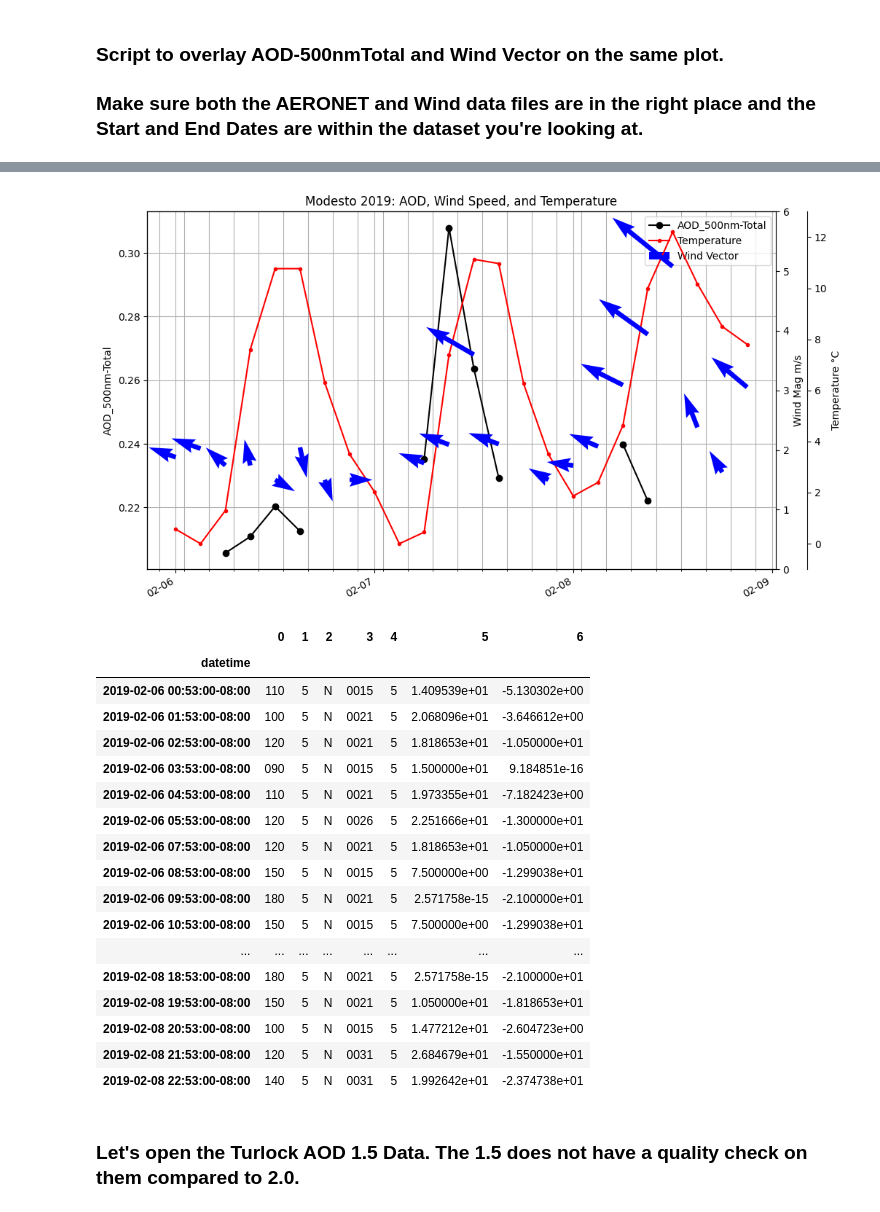
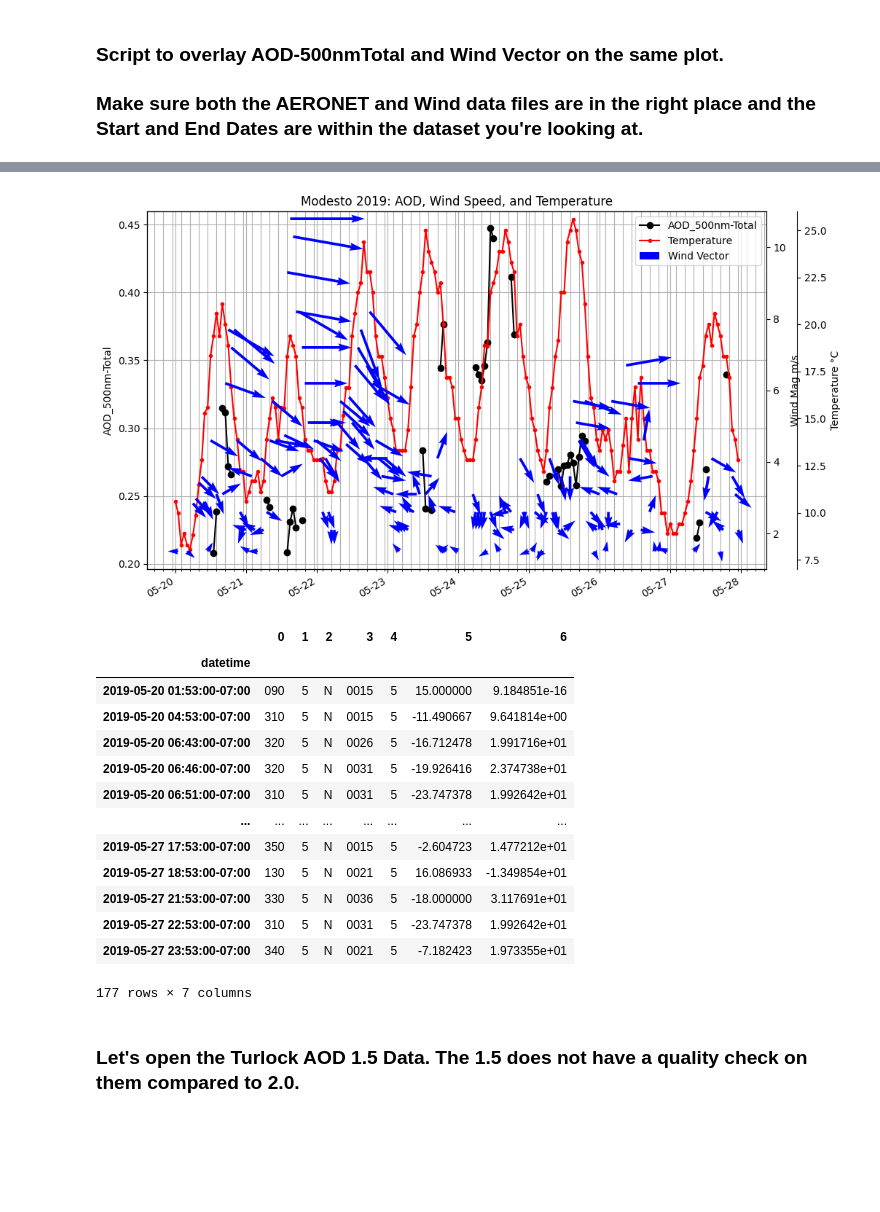
Before and after one commit to wtoslac/airquality, a Jupyter notebook: AirQuality_dev.ipynb, the cells around one changed output, grey strips where cells are left out. Saved outputs shown, nothing was run; the diff lists cells and outputs as text; code cells hidden in the pictures; blank space fills up the shorter version.

```diff
--- a/AirQuality_dev.ipynb
+++ b/AirQuality_dev.ipynb
@@ -12,10 +121,10 @@ import matplotlib.patches as mpatches
 filename = 'AERONET_Data/20190101_20191231_Modesto.tot_lev20'
 windfile = 'Wind_Data/Modesto_Wind_2019_Jan_Dec_72492623258.csv'
 weatherFile = 'Wind_Data/Modesto_Weather_Feb_2019.csv'
-StartDate='2019-02-06 00:00:00'
-EndDate='2019-02-08 23:59:59'
-sampleRate = '3h'
-windSampleRate = '3h'
+StartDate='2019-05-20 00:00:00'
+EndDate='2019-05-27 23:59:59'
+sampleRate = '1h'
+windSampleRate = sampleRate
 
 # Load the AERONET data and make US/PAC time its index.
 df = pd.read_csv(filename,skiprows = 6, parse_dates={'datetime':[0,1]})
@@ -87,69 +196,68 @@ plot1, = ax.plot(df.loc[StartDate:EndDate,'AOD_500nm-Total'].resample(sampleRate
 ax2 = ax.twinx()
 ax2.spines.right.set_position(('axes', 1.05)) # Adjusting the position of the "spine" or y-axis to not overlap with the next pieces of data
 ax2.set_ylabel('Temperature °C')
-#ax2.set_ylim(Tdf[0].loc[StartDate:EndDate].astype(float).resample(sampleRate).mean().div(10).min()//-1,Tdf[0].loc[StartDate:EndDate].astype(float).resample(sampleRate).mean().div(10).max()//1) # Auto Calculating
-ax2.set_ylim(-1,13) # Manual Setting
+ax2.set_ylim(Tdf[0].loc[StartDate:EndDate].astype(float).resample(sampleRate).mean().div(10).min()//-1,Tdf[0].loc[StartDate:EndDate].astype(float).resample(sampleRate).mean().div(10).max()//1) # Auto Calculating
+ax2.set_ylim(7,26) # Manual Setting
 plot2, = ax2.plot(Tdf[0].loc[StartDate:EndDate].astype(float).resample(sampleRate).mean().div(10), '.r-',label='Temperature',figure=fig) # handle, label = ax2.plot()
 
 # Adding a new Axis sharing the same xaxis as the previous two and drawing the thrid piece of data
 ax3 = ax.twinx()
 #ax3.spines.right.set_position(('axes', 1)) # Adjusting the position of the "spine" or y-axis (Only needed if we want to move this y-axis)
 ax3.set_ylabel("Wind Mag m/s")
-#ax3.set_ylim(WNDdf[3].loc[StartDate:EndDate].astype(float).div(10).min()//1, WNDdf[3].loc[StartDate:EndDate].astype(float).div(10).max()//1) # Auto Calculating
-ax3.set_ylim(0,6) # Manual Setting
+ax3.set_ylim(WNDdf[3].loc[StartDate:EndDate].astype(float).div(10).min()//1, WNDdf[3].loc[StartDate:EndDate].astype(float).div(10).max()//1) # Auto Calculating
+ax3.set_ylim(1,11) # Manual Setting
 plot3 = ax3.quiver(WNDdf[5].resample(windSampleRate).mean().index,
                    np.sqrt( (WNDdf[5].loc[StartDate:EndDate].astype(float).resample(windSampleRate).sum() /
                 WNDdf.loc[StartDate:EndDate].resample(windSampleRate).size())**2 +
                 (WNDdf[6].loc[StartDate:EndDate].astype(float).resample(windSampleRate).sum() /
                 WNDdf.loc[StartDate:EndDate].resample(windSampleRate).size())**2
                 )/10,
                 -WNDdf[5].loc[StartDate:EndDate].astype(float).resample(windSampleRate).mean().div(10),
                 -WNDdf[6].loc[StartDate:EndDate].astype(float).resample(windSampleRate).mean().div(10),
                 color='b',label='Wind Vector')
 
+#testString = 'Temperature: ' + str(Tdf[0].loc[StartDate:EndDate].astype(float).resample(sampleRate).mean().div(10).max()//1) + '/' + str(Tdf[0].loc[StartDate:EndDate].astype(float).resample(sampleRate).mean().div(10).min()//1) + '\nPercipiation: ' + str(5)
+#ax.text(0.5, 0.5, testString, transform=ax.transAxes, fontsize=10, bbox= dict(boxstyle='round', facecolor='cyan', alpha=0.5))
+
 # Displaying the legend and Reorganizing everything to fit nicely
 ## Note: plot1 and plot2 are the handles for the data we created and plot3, the quiver, is handled differently.
 ax.legend(handles = [plot1, plot2, plot3], loc = 'best')
 plt.tight_layout() # Adjusts the boundaries of the figures to ensure everything fits nicely. Can define pads as we we see fit.
 # Example: plt.tight_layout(pad=n, h_pad=n2, w_pad=n3, rect=tuple) where n# are floats and tuple is a tubple of integers (0,0,1,1)
 
 # Optional, saving the plot to a file as a .png.
 ## Note: You must save the plot before calling plt.show(), additionally, you must have the relative directory setup otherwise this will produce a "soft" error.
 ## Change 'False' in the if-statement to True to enable saving the plot as a png
-if False:
+if True:
     filename = 'Modesto_' + str(pd.Timestamp.now().strftime('%Y-%m-%d_%H%M%S'))# + StartDate + '_' + EndDate
     location = 'graphs\\Modesto 2019\\' + filename
     plt.savefig(location) # Saves the plot to a .png file.
 
 plt.show()
 
 # Additional Info/Links:
 # https://matplotlib.org/2.0.2/users/recipes.html # ← Contains Additional information on useful plotting techniques
 # https://matplotlib.org/3.4.3/gallery/ticks_and_spines/multiple_yaxis_with_spines.html # ← Use this format for graph handling
 # %% [output]
-[figure, old version]
+[figure, new version]
 # %%
 #print(np.arange(49))
 WNDdf
 # %% [output]
 |  | 0 | 1 | 2 | 3 | 4 | 5 | 6 |
 | datetime |  |  |  |  |  |  |  |
-| 2019-02-06 00:53:00-08:00 | 110 | 5 | N | 0015 | 5 | 1.409539e+01 | -5.130302e+00 |
-| 2019-02-06 01:53:00-08:00 | 100 | 5 | N | 0021 | 5 | 2.068096e+01 | -3.646612e+00 |
-| 2019-02-06 02:53:00-08:00 | 120 | 5 | N | 0021 | 5 | 1.818653e+01 | -1.050000e+01 |
-| 2019-02-06 03:53:00-08:00 | 090 | 5 | N | 0015 | 5 | 1.500000e+01 | 9.184851e-16 |
-| 2019-02-06 04:53:00-08:00 | 110 | 5 | N | 0021 | 5 | 1.973355e+01 | -7.182423e+00 |
-| 2019-02-06 05:53:00-08:00 | 120 | 5 | N | 0026 | 5 | 2.251666e+01 | -1.300000e+01 |
-| 2019-02-06 07:53:00-08:00 | 120 | 5 | N | 0021 | 5 | 1.818653e+01 | -1.050000e+01 |
-| 2019-02-06 08:53:00-08:00 | 150 | 5 | N | 0015 | 5 | 7.500000e+00 | -1.299038e+01 |
-| 2019-02-06 09:53:00-08:00 | 180 | 5 | N | 0021 | 5 | 2.571758e-15 | -2.100000e+01 |
-| 2019-02-06 10:53:00-08:00 | 150 | 5 | N | 0015 | 5 | 7.500000e+00 | -1.299038e+01 |
+| 2019-05-20 01:53:00-07:00 | 090 | 5 | N | 0015 | 5 | 15.000000 | 9.184851e-16 |
+| 2019-05-20 04:53:00-07:00 | 310 | 5 | N | 0015 | 5 | -11.490667 | 9.641814e+00 |
+| 2019-05-20 06:43:00-07:00 | 320 | 5 | N | 0026 | 5 | -16.712478 | 1.991716e+01 |
+| 2019-05-20 06:46:00-07:00 | 320 | 5 | N | 0031 | 5 | -19.926416 | 2.374738e+01 |
+| 2019-05-20 06:51:00-07:00 | 310 | 5 | N | 0031 | 5 | -23.747378 | 1.992642e+01 |
 | ... | ... | ... | ... | ... | ... | ... | ... |
-| 2019-02-08 18:53:00-08:00 | 180 | 5 | N | 0021 | 5 | 2.571758e-15 | -2.100000e+01 |
-| 2019-02-08 19:53:00-08:00 | 150 | 5 | N | 0021 | 5 | 1.050000e+01 | -1.818653e+01 |
-| 2019-02-08 20:53:00-08:00 | 100 | 5 | N | 0015 | 5 | 1.477212e+01 | -2.604723e+00 |
-| 2019-02-08 21:53:00-08:00 | 120 | 5 | N | 0031 | 5 | 2.684679e+01 | -1.550000e+01 |
-| 2019-02-08 22:53:00-08:00 | 140 | 5 | N | 0031 | 5 | 1.992642e+01 | -2.374738e+01 |
+| 2019-05-27 17:53:00-07:00 | 350 | 5 | N | 0015 | 5 | -2.604723 | 1.477212e+01 |
+| 2019-05-27 18:53:00-07:00 | 130 | 5 | N | 0021 | 5 | 16.086933 | -1.349854e+01 |
+| 2019-05-27 21:53:00-07:00 | 330 | 5 | N | 0036 | 5 | -18.000000 | 3.117691e+01 |
+| 2019-05-27 22:53:00-07:00 | 310 | 5 | N | 0031 | 5 | -23.747378 | 1.992642e+01 |
+| 2019-05-27 23:53:00-07:00 | 340 | 5 | N | 0021 | 5 | -7.182423 | 1.973355e+01 |
+177 rows × 7 columns
 # %% [markdown]
 ### Let's open the Turlock AOD 1.5 Data. The 1.5 does not have a quality check on them compared to 2.0.
 # %%
```
Also changed, not shown: parts of 1 cell of this notebook.
